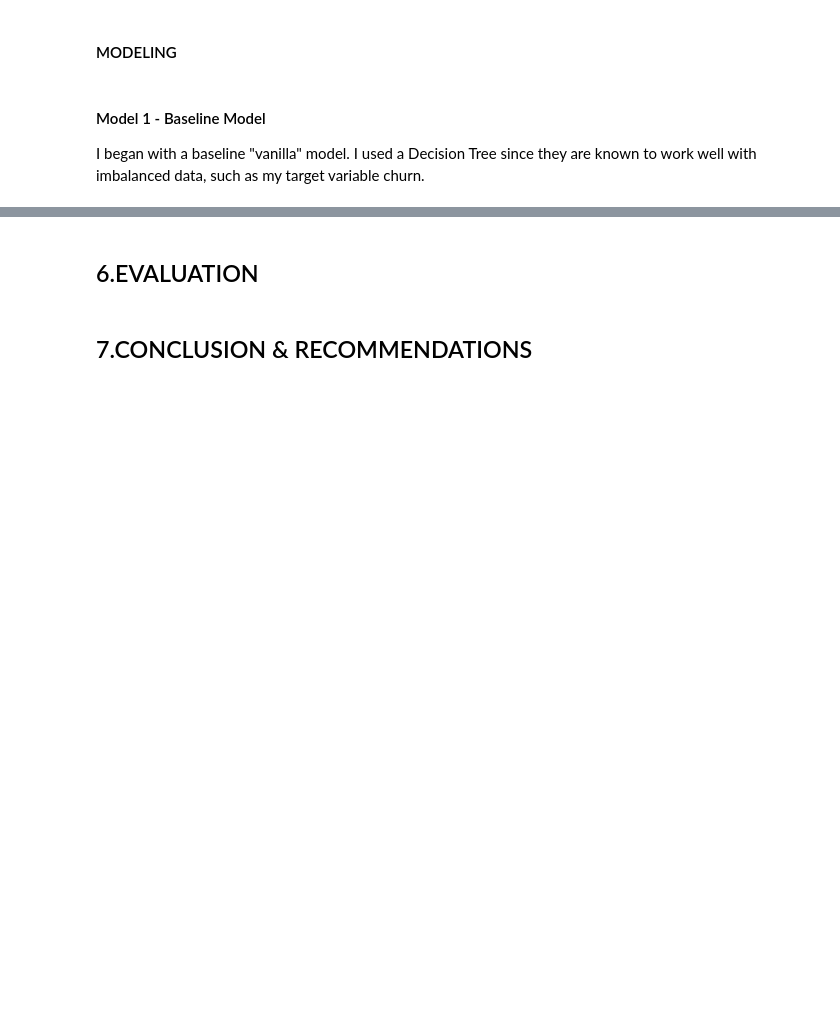
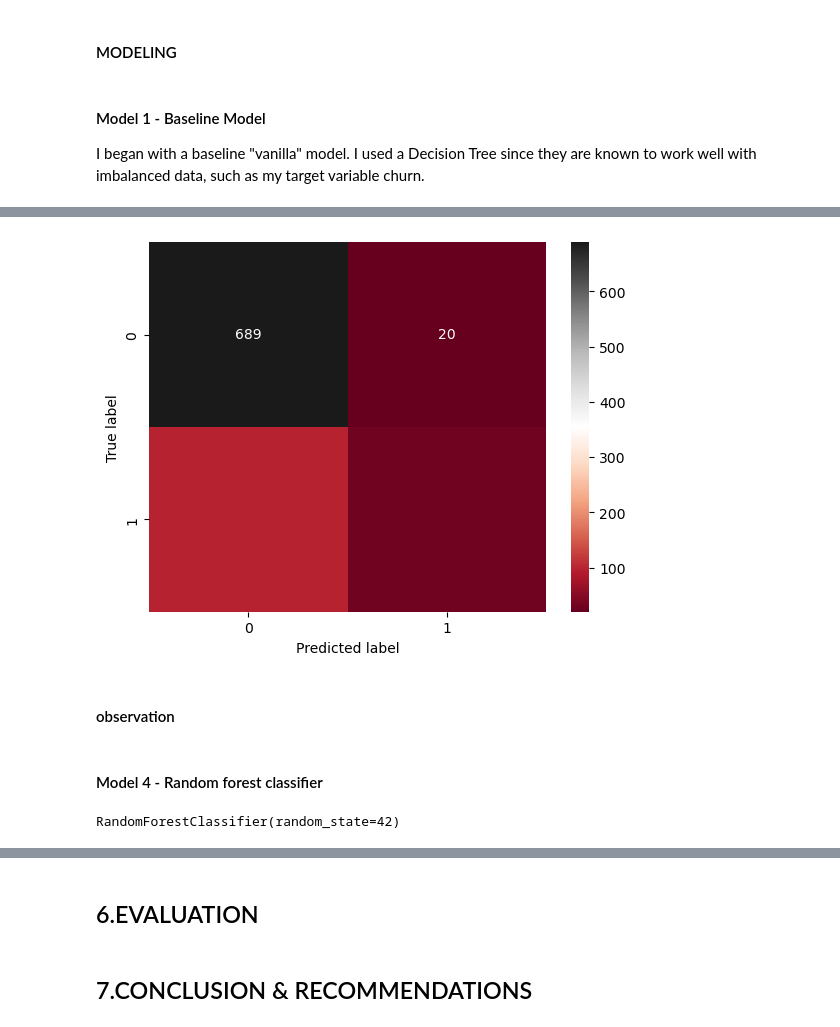
Before and after one commit to Gitahim/Syria_Tel_customer_churn_project, a Jupyter notebook: student.ipynb, the cells around one changed output, grey strips where cells are left out. Saved outputs shown, nothing was run; the diff lists cells and outputs as text; code cells hidden in the pictures; blank space fills up the shorter version.

```diff
--- a/student.ipynb
+++ b/student.ipynb
@@ -809,0 +894,6 @@ variable churn.
+# %%
+# Instanstiate the model
+logisticreg = LogisticRegression(random_state =42)
+
+# fit the model
+logisticreg.fit(X_train_scaled, y_train)
@@ -809,0 +902,7 @@ variable churn.
+# %%
+y_pred = logisticreg.predict(X_test_scaled)
+
+# confusion matrix and classification report
+print(confusion_matrix(y_test, y_pred))
+print(classification_report(y_test, y_pred))
+print('Recall score: ',recall_score(y_test, y_pred))
@@ -809,0 +922,17 @@ variable churn.
+# %%
+# visualizing confusion matrix
+plot_confusion_matrix(y_test, y_pred,[0,1])
+# %% [output]
+[figure, added]
+# %% [markdown]
+#### observation
+# %% [markdown]
+#### Model 4 - Random forest classifier
+# %%
+# Instanstiate a random forest classifier
+random_forest = RandomForestClassifier(random_state=42)
+
+# fit Random forest Cclassifier
+random_forest.fit(X_train_scaled, y_train)
+# %% [output]
+RandomForestClassifier(random_state=42)
```
Also changed, not shown: parts of 24 cells of this notebook.
